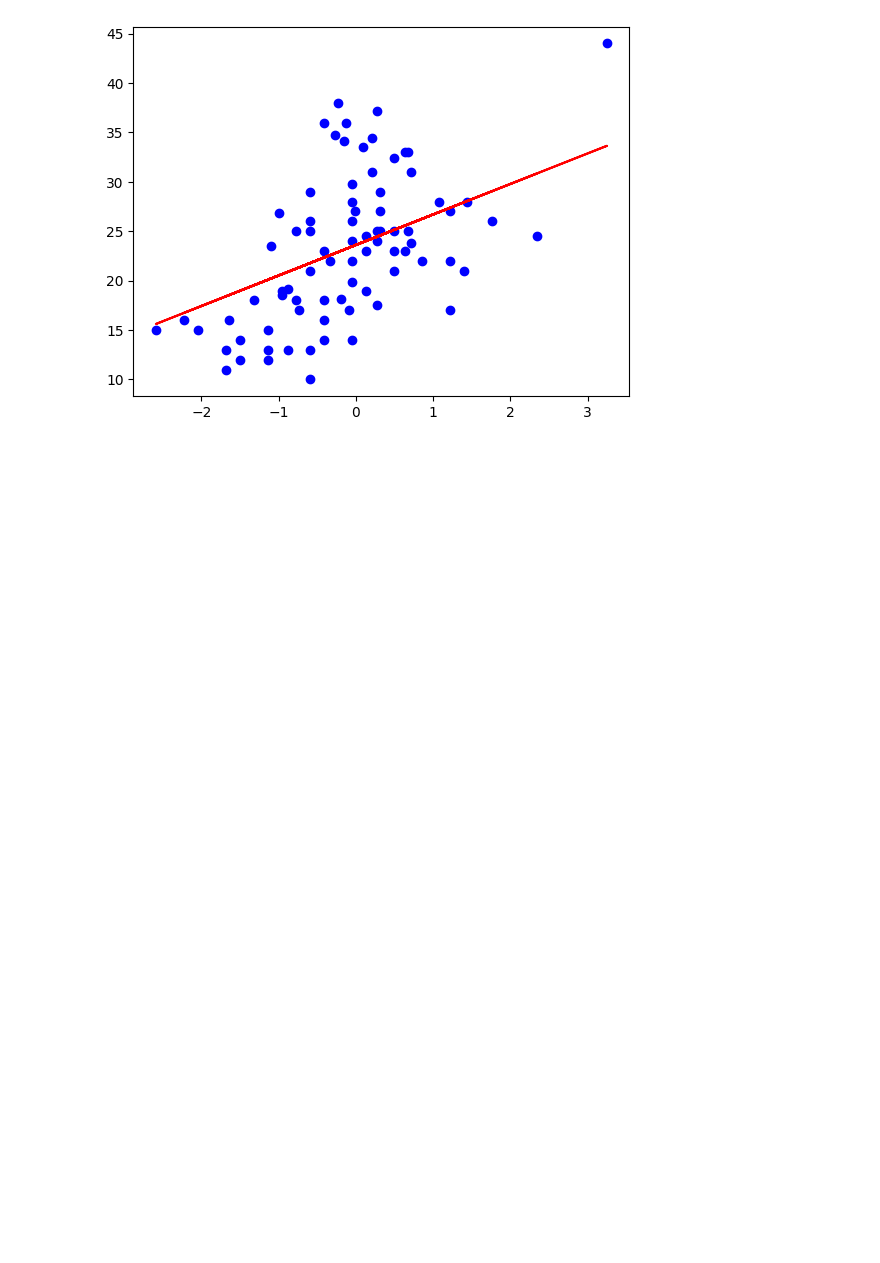
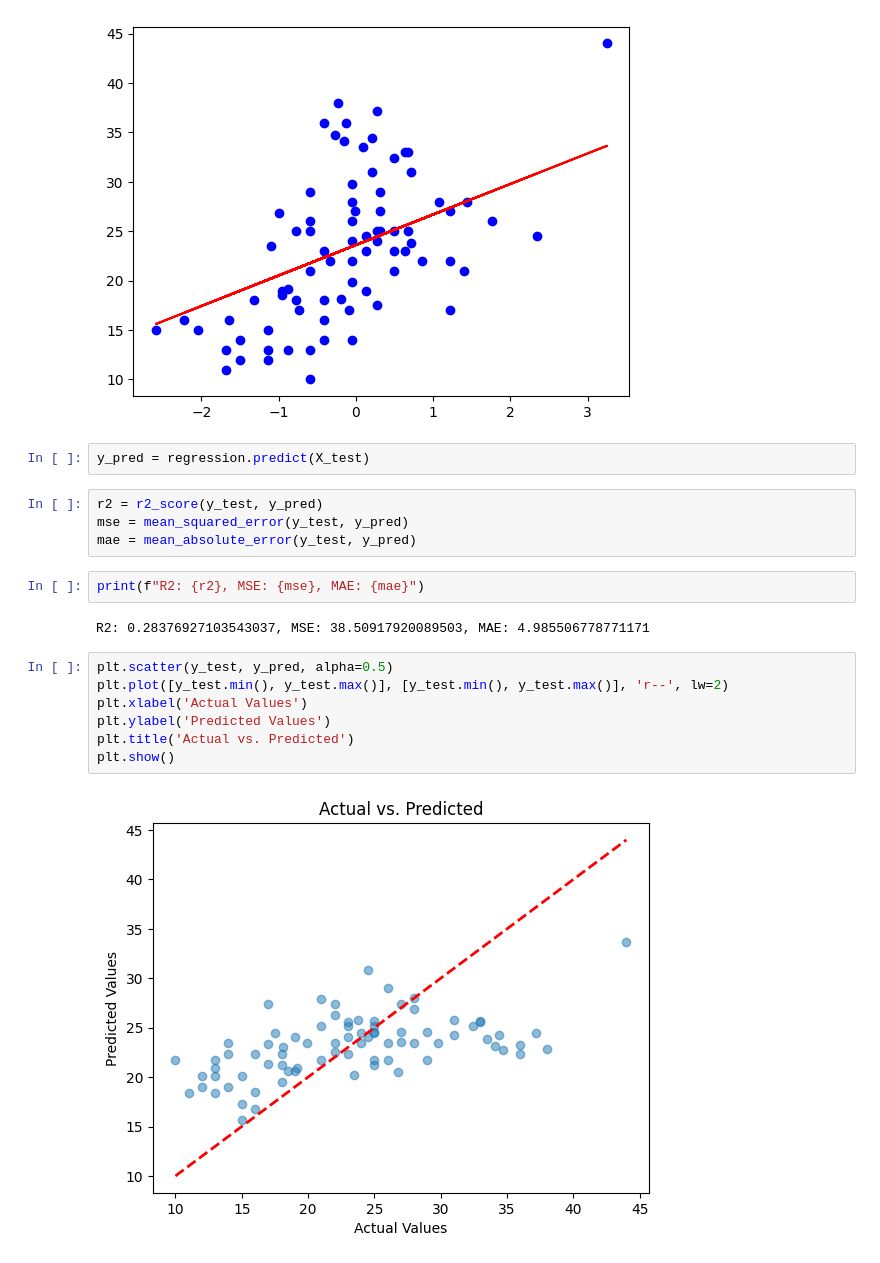
Before and after one commit to shivamnsingh/regression101, a Jupyter notebook: linear_regg.ipynb, the cells around one changed output. Cells and saved outputs as stored; diff of their text form; blank space fills up the shorter version.

```diff
--- a/linear_regg.ipynb
+++ b/linear_regg.ipynb
@@ -84,3 +84,22 @@ plt.plot(X_test, regression.predict(X_test), color='red')
 # %% [output]
 [<matplotlib.lines.Line2D at 0x...>]
 [figure]
+# %%
+y_pred = regression.predict(X_test)
+# %%
+r2 = r2_score(y_test, y_pred)
+mse = mean_squared_error(y_test, y_pred)
+mae = mean_absolute_error(y_test, y_pred)
+# %%
+print(f"R2: {r2}, MSE: {mse}, MAE: {mae}")
+# %% [output]
+R2: 0.28376927103543037, MSE: 38.50917920089503, MAE: 4.985506778771171
+# %%
+plt.scatter(y_test, y_pred, alpha=0.5)
+plt.plot([y_test.min(), y_test.max()], [y_test.min(), y_test.max()], 'r--', lw=2)
+plt.xlabel('Actual Values')
+plt.ylabel('Predicted Values')
+plt.title('Actual vs. Predicted')
+plt.show()
+# %% [output]
+[figure, added]
```
Also changed, not shown: parts of 2 cells of this notebook.
